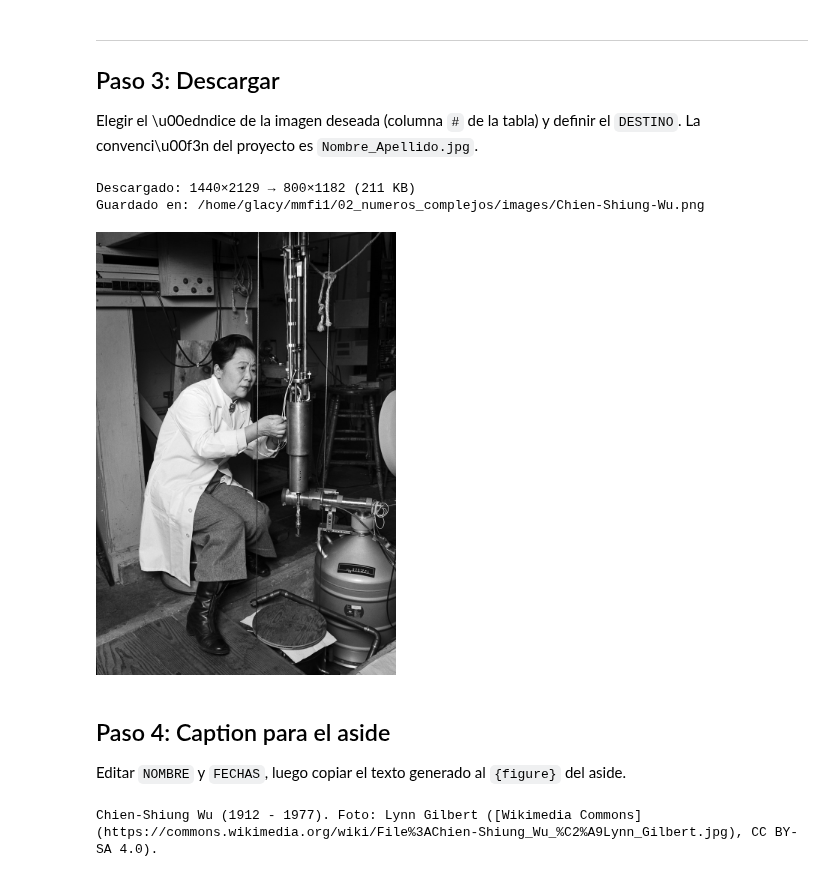
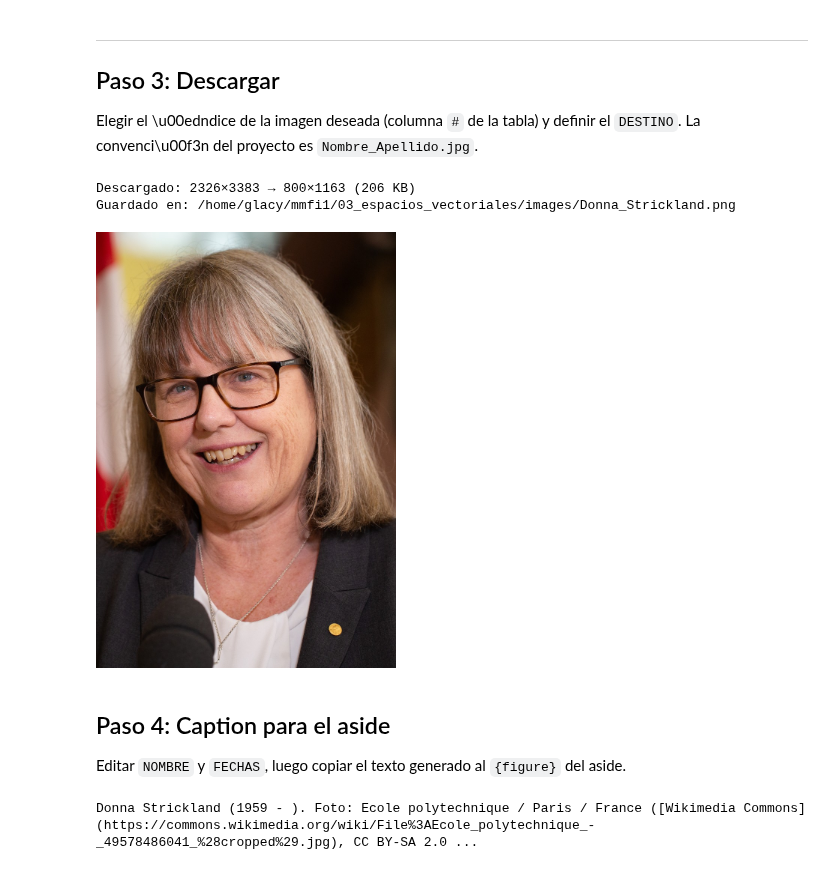
Before and after one commit to glacy/MMFI1, a Jupyter notebook: scripts/buscar_imagenes.ipynb, the cells around one changed output. Saved outputs shown, nothing was run; the diff lists cells and outputs as text; code cells hidden in the pictures.

```diff
--- a/scripts/buscar_imagenes.ipynb
+++ b/scripts/buscar_imagenes.ipynb
@@ -106,7 +106,7 @@ Listo.
 
 Editar `BUSQUEDA` con el nombre de la persona y ejecutar.
 # %%
-BUSQUEDA = 'Chien-Shiung Wu'
+BUSQUEDA = 'Donna Strickland'
 
 candidatos = buscar_imagenes(BUSQUEDA)
 print(f'{len(candidatos)} resultados para "{BUSQUEDA}"\n')
@@ -172,23 +172,23 @@ mostrar_thumbnails(candidatos, solo_ok=False)
 Elegir el \u00edndice de la imagen deseada (columna `#` de la tabla) y definir el `DESTINO`.
 La convenci\u00f3n del proyecto es `Nombre_Apellido.jpg`.
 # %%
-INDICE  = 18  # cambiar seg\u00fan la tabla/thumbnails
-DESTINO = os.path.join(RAIZ, '02_numeros_complejos/images/Chien-Shiung-Wu.png')
+INDICE  = 14  # cambiar seg\u00fan la tabla/thumbnails
+DESTINO = os.path.join(RAIZ, '03_espacios_vectoriales/images/Donna_Strickland.png')
 
 info = descargar(candidatos, INDICE, DESTINO, max_ancho=800)
 # %% [output]
-Descargado: 1440×2129 → 800×1182 (211 KB)
-Guardado en: /home/glacy/mmfi1/02_numeros_complejos/images/Chien-Shiung-Wu.png
+Descargado: 2326×3383 → 800×1163 (206 KB)
+Guardado en: /home/glacy/mmfi1/03_espacios_vectoriales/images/Donna_Strickland.png
-[figure, old version]
+[figure, new version]
 # %% [markdown]
 ## Paso 4: Caption para el aside
 
 Editar `NOMBRE` y `FECHAS`, luego copiar el texto generado al `{figure}` del aside.
 # %%
-NOMBRE  = 'Chien-Shiung Wu'
-FECHAS  = '1912 - 1977'
+NOMBRE  = 'Donna Strickland'
+FECHAS  = '1959 - '
 
 caption = generar_caption(info, NOMBRE, FECHAS)
 print(caption)
 # %% [output]
-Chien-Shiung Wu (1912 - 1977). Foto: Lynn Gilbert ([Wikimedia Commons](https://commons.wikimedia.org/wiki/File%3AChien-Shiung_Wu_%C2%A9Lynn_Gilbert.jpg), CC BY-SA 4.0).
+Donna Strickland (1959 - ). Foto: Ecole polytechnique / Paris / France ([Wikimedia Commons](https://commons.wikimedia.org/wiki/File%3AEcole_polytechnique_-_49578486041_%28cropped%29.jpg), CC BY-SA 2.0 ...
```
Also changed, not shown: parts of 2 cells of this notebook, 14 other files.
